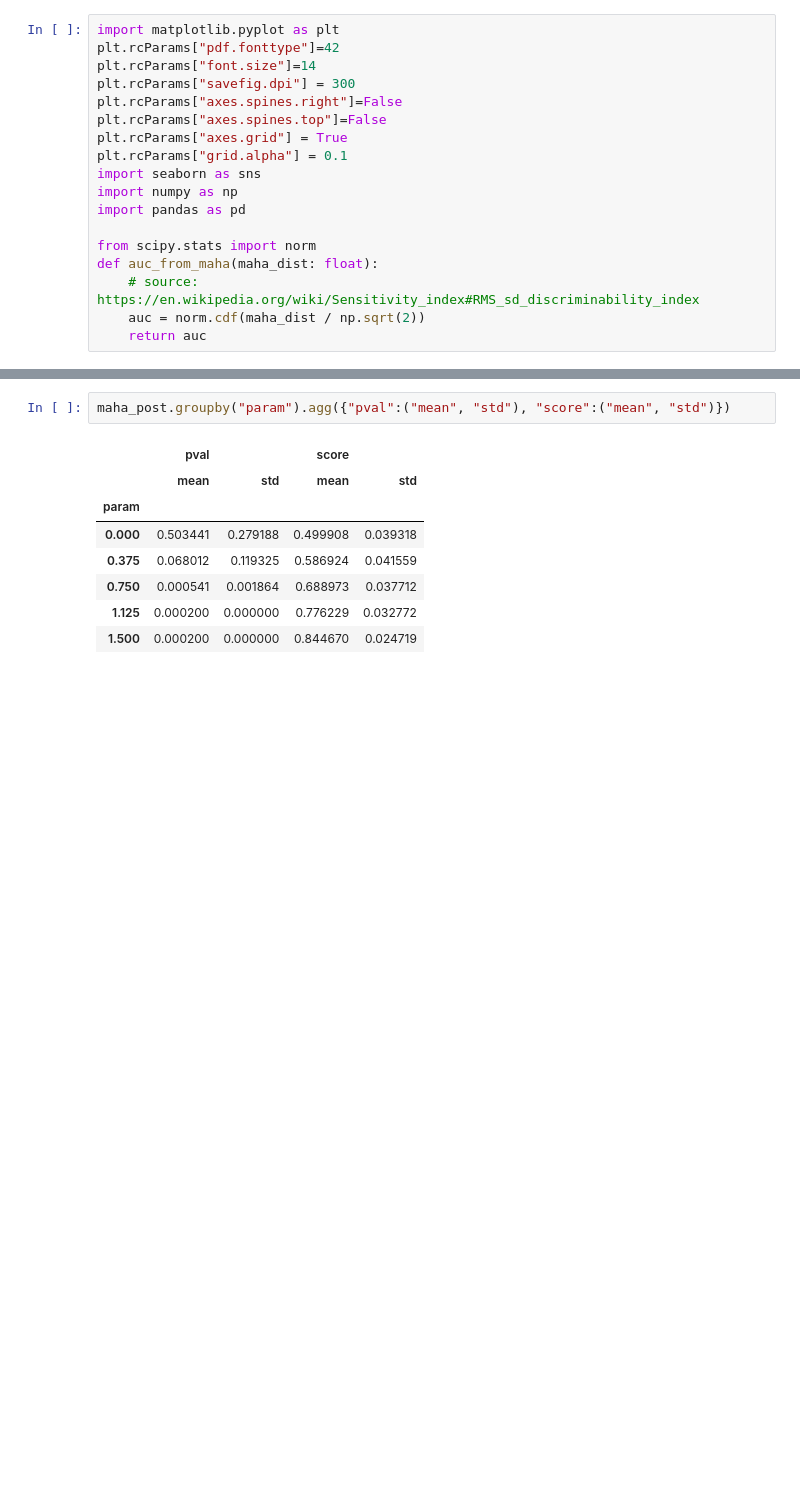
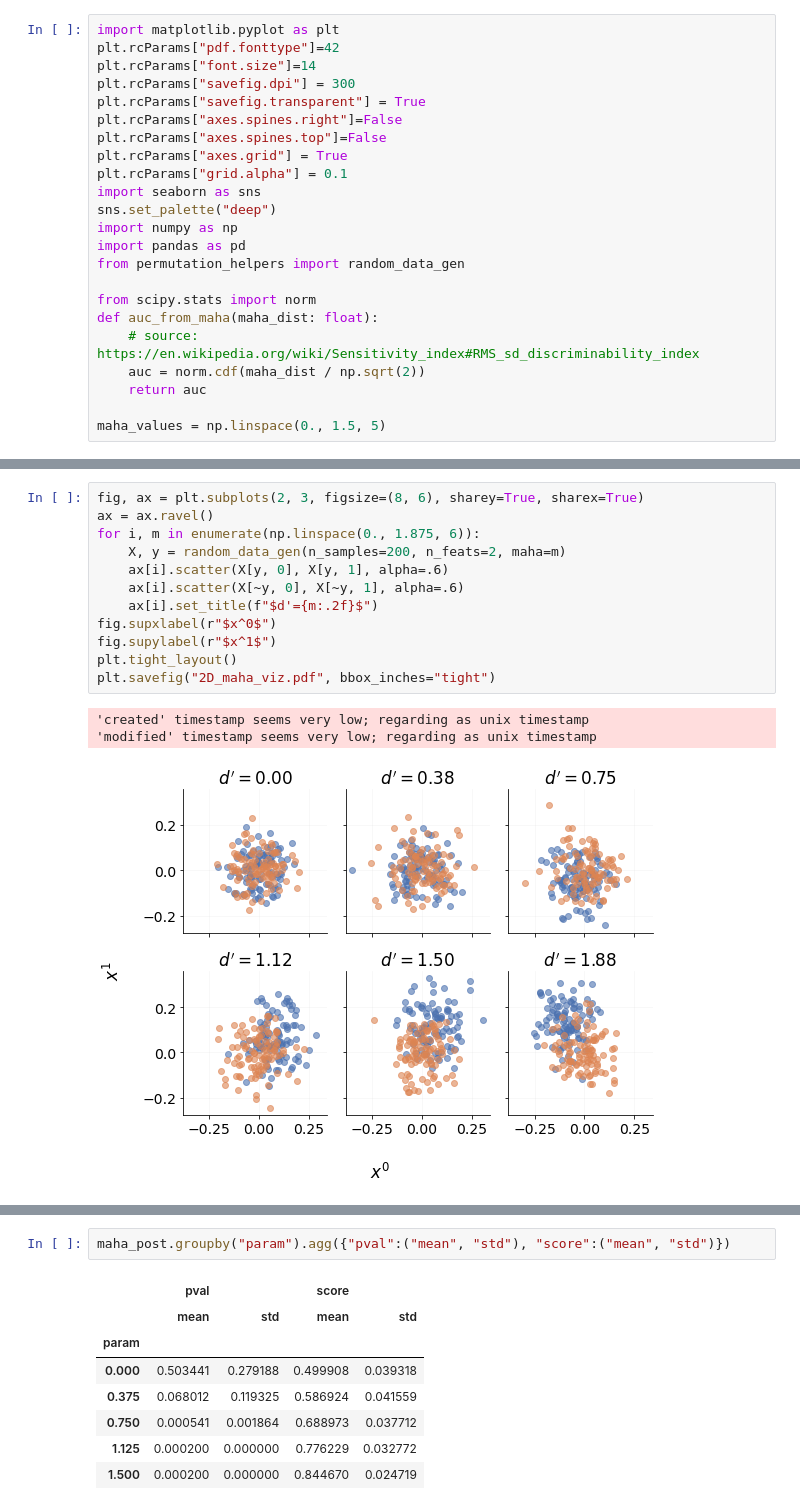
Before and after one commit to jrudoler/permutation-tests, a Jupyter notebook: data_viz.ipynb, the cells around one changed output, grey strips where cells are left out. Cells and saved outputs as stored; diff of their text form; blank space fills up the shorter version.

```diff
--- a/data_viz.ipynb
+++ b/data_viz.ipynb
@@ -3,16 +3,21 @@ import matplotlib.pyplot as plt
 plt.rcParams["pdf.fonttype"]=42
 plt.rcParams["font.size"]=14
 plt.rcParams["savefig.dpi"] = 300
+plt.rcParams["savefig.transparent"] = True
 plt.rcParams["axes.spines.right"]=False
 plt.rcParams["axes.spines.top"]=False
 plt.rcParams["axes.grid"] = True
 plt.rcParams["grid.alpha"] = 0.1
 import seaborn as sns
+sns.set_palette("deep")
 import numpy as np
 import pandas as pd
+from permutation_helpers import random_data_gen
 
 from scipy.stats import norm
 def auc_from_maha(maha_dist: float):
     # source: https://en.wikipedia.org/wiki/Sensitivity_index#RMS_sd_discriminability_index
     auc = norm.cdf(maha_dist / np.sqrt(2))
     return auc
+
+maha_values = np.linspace(0., 1.5, 5)
@@ -52,0 +30,16 @@ maha_post
+# %%
+fig, ax = plt.subplots(2, 3, figsize=(8, 6), sharey=True, sharex=True)
+ax = ax.ravel()
+for i, m in enumerate(np.linspace(0., 1.875, 6)):
+    X, y = random_data_gen(n_samples=200, n_feats=2, maha=m)
+    ax[i].scatter(X[y, 0], X[y, 1], alpha=.6)
+    ax[i].scatter(X[~y, 0], X[~y, 1], alpha=.6)
+    ax[i].set_title(f"$d'={m:.2f}$")
+fig.supxlabel(r"$x^0$")
+fig.supylabel(r"$x^1$")
+plt.tight_layout()
+plt.savefig("2D_maha_viz.pdf", bbox_inches="tight")
+# %% [output]
+'created' timestamp seems very low; regarding as unix timestamp
+'modified' timestamp seems very low; regarding as unix timestamp
+[figure, added]
```
Also changed, not shown: parts of 9 cells of this notebook, 2 other files.
